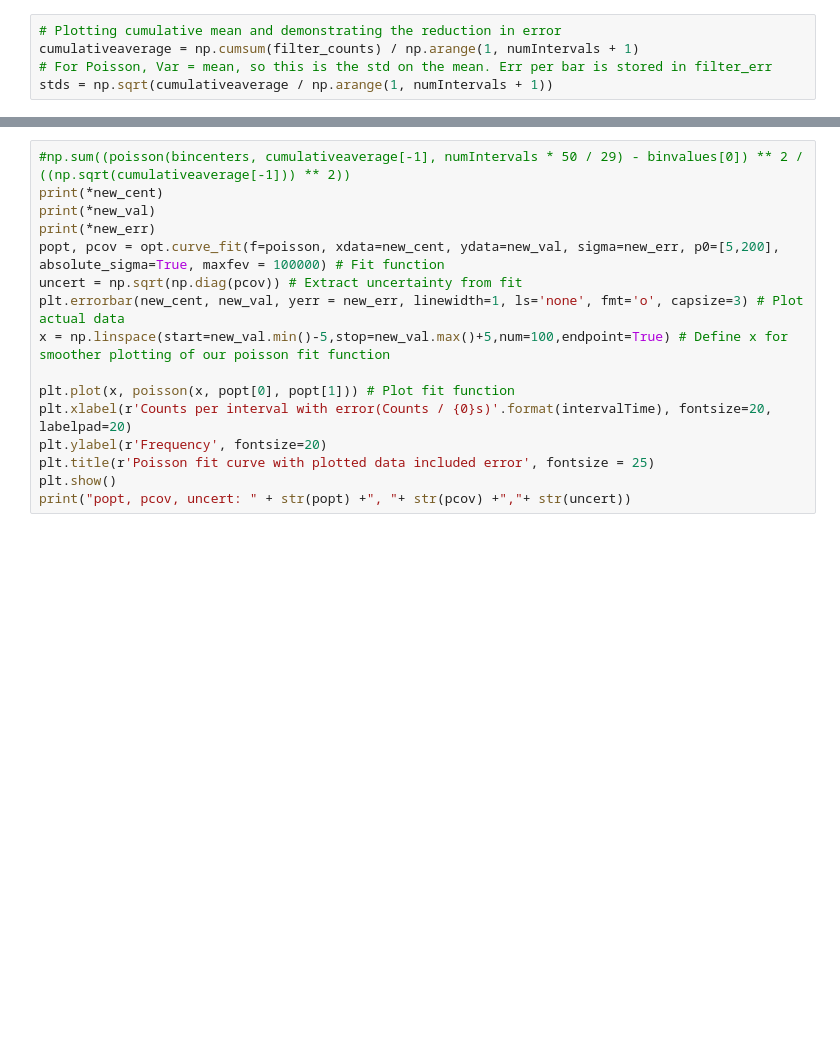
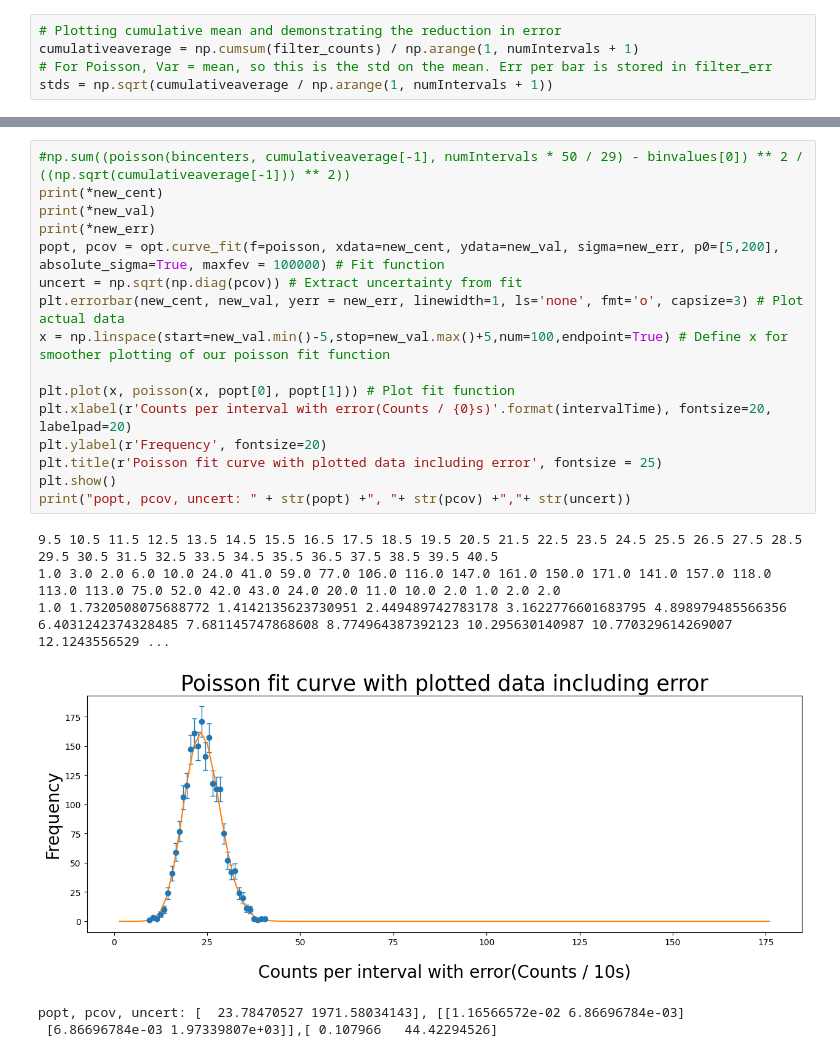
Before and after one commit to Snowton/jlab, a Jupyter notebook: XS1/classanalysis.ipynb, the cells around one changed output, grey strips where cells are left out. Saved outputs shown, nothing was run; the diff lists cells and outputs as text; blank space fills up the shorter version.

Commit message:
Fix typo in title

```diff
--- a/XS1/classanalysis.ipynb
+++ b/XS1/classanalysis.ipynb
@@ -129,18 +166,25 @@ new_cent, new_val, new_err = delete_zeros(centers, binvalues, err)
 # %%
 #np.sum((poisson(bincenters, cumulativeaverage[-1], numIntervals * 50 / 29) - binvalues[0]) ** 2 / ((np.sqrt(cumulativeaverage[-1])) ** 2))
 print(*new_cent)
 print(*new_val)
 print(*new_err)
 popt, pcov = opt.curve_fit(f=poisson, xdata=new_cent, ydata=new_val, sigma=new_err, p0=[5,200], absolute_sigma=True, maxfev = 100000) # Fit function
 uncert = np.sqrt(np.diag(pcov)) # Extract uncertainty from fit
 plt.errorbar(new_cent, new_val, yerr = new_err, linewidth=1, ls='none', fmt='o', capsize=3) # Plot actual data
 x = np.linspace(start=new_val.min()-5,stop=new_val.max()+5,num=100,endpoint=True) # Define x for smoother plotting of our poisson fit function
 
 plt.plot(x, poisson(x, popt[0], popt[1])) # Plot fit function
 plt.xlabel(r'Counts per interval with error(Counts / {0}s)'.format(intervalTime), fontsize=20, labelpad=20)
 plt.ylabel(r'Frequency', fontsize=20)
-plt.title(r'Poisson fit curve with plotted data included error', fontsize = 25)
+plt.title(r'Poisson fit curve with plotted data including error', fontsize = 25)
 plt.show()
 print("popt, pcov, uncert: " + str(popt) +", "+ str(pcov) +","+ str(uncert))
+# %% [output]
+9.5 10.5 11.5 12.5 13.5 14.5 15.5 16.5 17.5 18.5 19.5 20.5 21.5 22.5 23.5 24.5 25.5 26.5 27.5 28.5 29.5 30.5 31.5 32.5 33.5 34.5 35.5 36.5 37.5 38.5 39.5 40.5
+1.0 3.0 2.0 6.0 10.0 24.0 41.0 59.0 77.0 106.0 116.0 147.0 161.0 150.0 171.0 141.0 157.0 118.0 113.0 113.0 75.0 52.0 42.0 43.0 24.0 20.0 11.0 10.0 2.0 1.0 2.0 2.0
+1.0 1.7320508075688772 1.4142135623730951 2.449489742783178 3.1622776601683795 4.898979485566356 6.4031242374328485 7.681145747868608 8.774964387392123 10.295630140987 10.770329614269007 12.1243556529 ...
+[figure, added]
+popt, pcov, uncert: [  23.78470527 1971.58034143], [[1.16566572e-02 6.86696784e-03]
+ [6.86696784e-03 1.97339807e+03]],[ 0.107966   44.42294526]
 # %%
 # Time to calculate chi2
```
Also changed, not shown: parts of 4 cells of this notebook.
